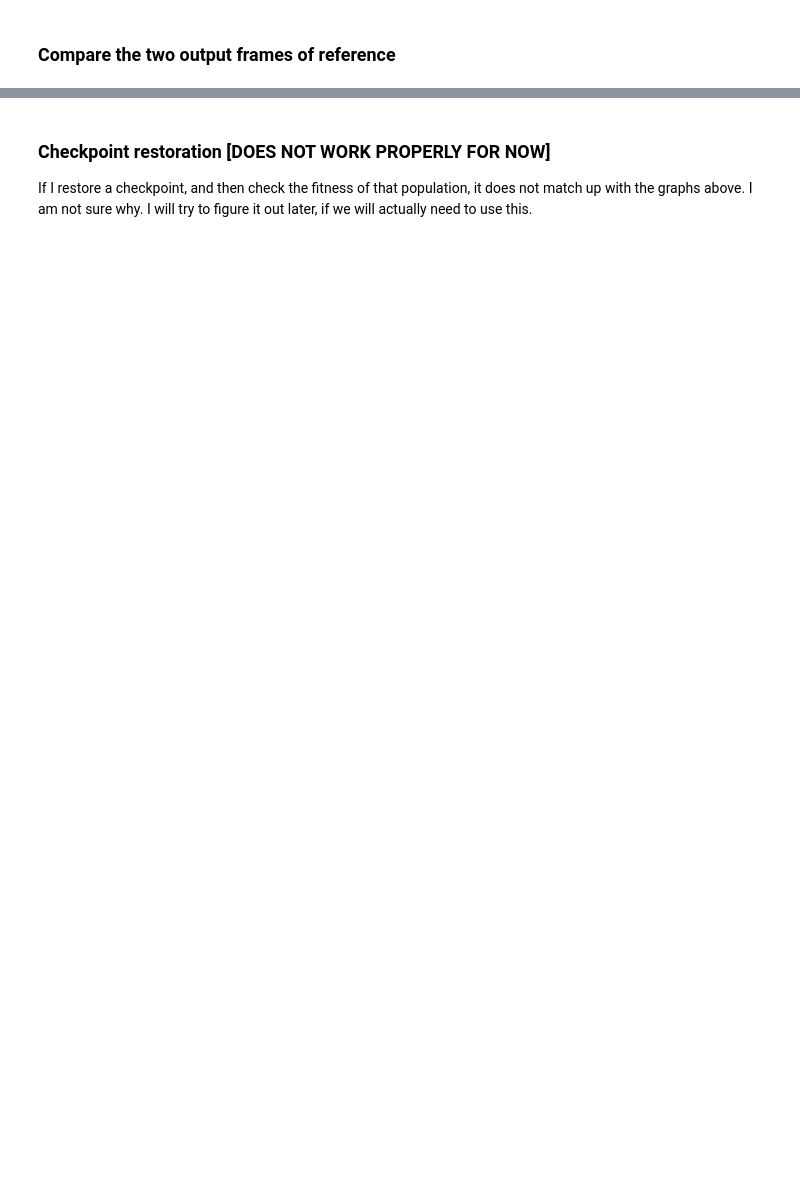
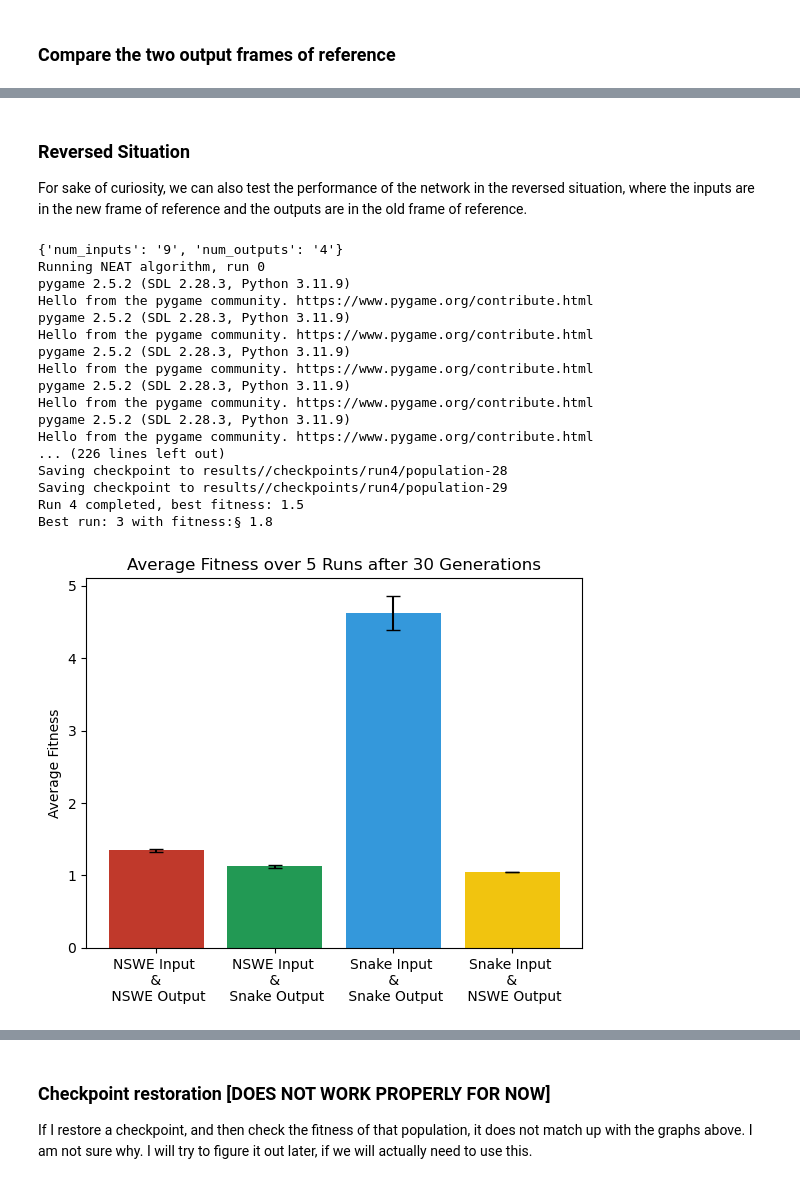
Before and after one commit to jasperpieterse/Brainy-Boa, a Jupyter notebook: brainy_boa.ipynb, the cells around one changed output, grey strips where cells are left out. Saved outputs shown, nothing was run; the diff lists cells and outputs as text; code cells hidden in the pictures; blank space fills up the shorter version.

```diff
--- a/brainy_boa.ipynb
+++ b/brainy_boa.ipynb
@@ -407,0 +292,65 @@ plt.show()
+# %% [markdown]
+### Reversed Situation
+
+For sake of curiosity, we can also test the performance of the network in the reversed situation, where the inputs are in the new frame of reference and the outputs are in the old frame of reference.
+# %%
+SnakeV3 = SnakeGame(input_features= ['wall', 'relative_body','relative_apple'],
+                          input_frame_of_reference= 'SNAKE',
+                          output_frame_of_reference= 'NSEW',
+                          use_obstacles= False,
+                          n_runs = 5,
+                          n_generations = 30,
+                          time_interval= 200,
+                          checkpoint_interval= 10)
+
+#Update the NEAT configuration file with the input and output features of the BaselineSnake [This needs to be done every time the input features are changed]
+print(SnakeV3.neat_params['input_output']['DefaultGenome'])
+update_config('config-neat','DefaultGenome', SnakeV3.neat_params['input_output']['DefaultGenome'])
+
+#Run the NEAT algorithm on the SnakeV1
+SnakeV3_stats = SnakeV3.run_NEAT_repeated(neat_config_path)
+SnakeV3_winners = [stats.best_genome() for stats in SnakeV3_stats]
+best_run_idx = np.argmax([winner.fitness for winner in SnakeV3_winners])
+print(f"Best run: {best_run_idx} with fitness:§ {SnakeV3_winners[best_run_idx].fitness}")
+
+#Save results
+np.save(local_dir + '/' + Paths.RESULTS_PATH + 'SnakeV3_winners', SnakeV3_winners)
+np.save(local_dir + '/' + Paths.RESULTS_PATH + 'SnakeV3_stats', SnakeV3_stats)
+
+# Calculate average fitness and standard deviation over all runs
+average_fitness_V3= np.mean([np.array(stats.get_fitness_mean())[-1] for stats in SnakeV3_stats])
+std_fitness_V3 = np.std([np.array(stats.get_fitness_mean())[-1] for stats in SnakeV3_stats])
+
+# Data to plot
+fitness_means = [average_fitness_baseline, average_fitness_V1, average_fitness_V2, average_fitness_V3]
+fitness_stds = [std_fitness_baseline, std_fitness_V1, std_fitness_V2, std_fitness_V3]
+labels = ['NSWE Input \n & \n NSWE Output', 'NSWE Input \n & \n Snake Output', 'Snake Input \n & \n Snake Output', 'Snake Input \n & \n NSWE Output']
+
+# Creating the bar plot
+fig, ax = plt.subplots()
+ax.bar(labels, fitness_means, yerr=fitness_stds, capsize=5, color=['#c0392b', '#229954', '#3498db', '#f1c40f'])
+ax.set_ylabel('Average Fitness')
+ax.set_title(f'Average Fitness over {BaselineSnake.N_RUNS} Runs after {BaselineSnake.N_GENERATIONS} Generations')
+
+# Show the plot
+plt.savefig(local_dir + '/' + Paths.RESULTS_PATH + '/fitness_comparison.png')
+plt.show()
+# %% [output]
+{'num_inputs': '9', 'num_outputs': '4'}
+Running NEAT algorithm, run 0
+pygame 2.5.2 (SDL 2.28.3, Python 3.11.9)
+Hello from the pygame community. https://www.pygame.org/contribute.html
+pygame 2.5.2 (SDL 2.28.3, Python 3.11.9)
+Hello from the pygame community. https://www.pygame.org/contribute.html
+pygame 2.5.2 (SDL 2.28.3, Python 3.11.9)
+Hello from the pygame community. https://www.pygame.org/contribute.html
+pygame 2.5.2 (SDL 2.28.3, Python 3.11.9)
+Hello from the pygame community. https://www.pygame.org/contribute.html
+pygame 2.5.2 (SDL 2.28.3, Python 3.11.9)
+Hello from the pygame community. https://www.pygame.org/contribute.html
+... (226 lines left out)
+Saving checkpoint to results//checkpoints/run4/population-28
+Saving checkpoint to results//checkpoints/run4/population-29
+Run 4 completed, best fitness: 1.5
+Best run: 3 with fitness:§ 1.8
+[figure, added]
```
Also changed, not shown: parts of 57 cells of this notebook, 3 other files.
